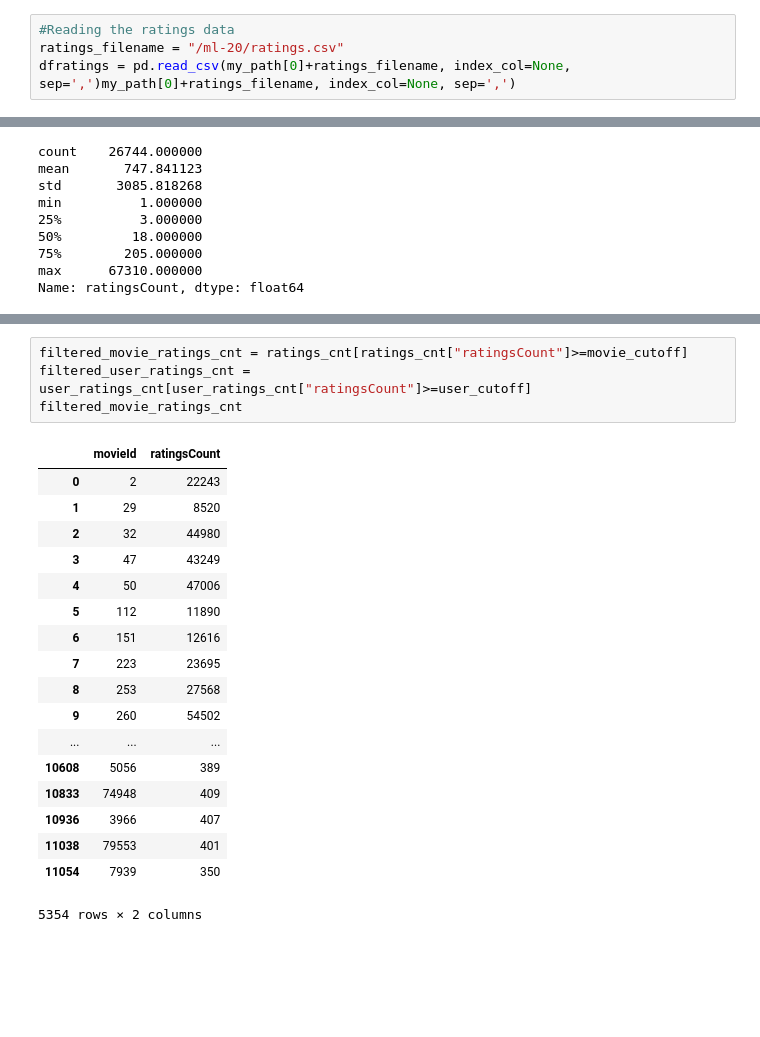
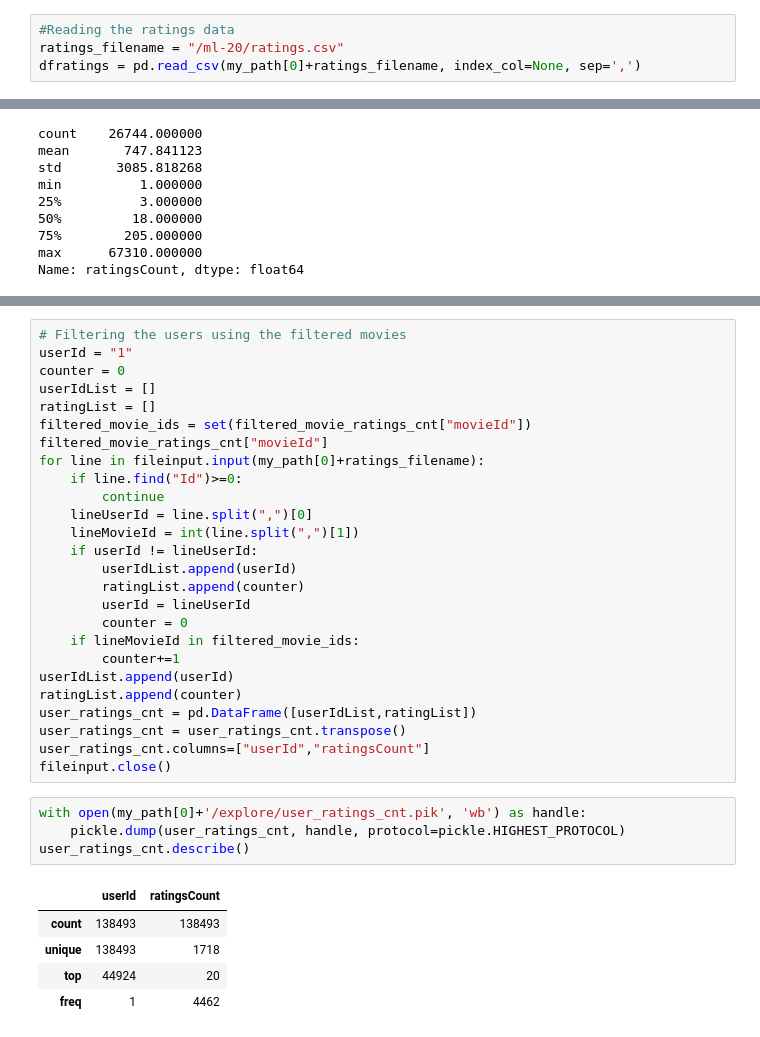
Before and after one commit to anatef/COS424_project, a Jupyter notebook: explore_data.ipynb, the cells around one changed output, grey strips where cells are left out. Cells and saved outputs as stored; diff of their text form; blank space fills up the shorter version.

```diff
--- a/explore_data.ipynb
+++ b/explore_data.ipynb
@@ -27,7 +27,7 @@ dfmovies = dfmovies[cols]
 # %%
 #Reading the ratings data
 ratings_filename = "/ml-20/ratings.csv"
-dfratings = pd.read_csv(my_path[0]+ratings_filename, index_col=None, sep=',')my_path[0]+ratings_filename, index_col=None, sep=',')
+dfratings = pd.read_csv(my_path[0]+ratings_filename, index_col=None, sep=',')
 # %%
 #Check how many movies have enough ratings
 ratings_num = []
@@ -139,23 +121,36 @@ plt.savefig("movies_and_user_histogram.pdf",dpi=200)
-# %%
-filtered_movie_ratings_cnt = ratings_cnt[ratings_cnt["ratingsCount"]>=movie_cutoff]
-filtered_user_ratings_cnt = user_ratings_cnt[user_ratings_cnt["ratingsCount"]>=user_cutoff]
-filtered_movie_ratings_cnt
-# %% [output]
-|  | movieId | ratingsCount |
-| 0 | 2 | 22243 |
-| 1 | 29 | 8520 |
-| 2 | 32 | 44980 |
-| 3 | 47 | 43249 |
-| 4 | 50 | 47006 |
-| 5 | 112 | 11890 |
-| 6 | 151 | 12616 |
-| 7 | 223 | 23695 |
-| 8 | 253 | 27568 |
-| 9 | 260 | 54502 |
-| ... | ... | ... |
-| 10608 | 5056 | 389 |
-| 10833 | 74948 | 409 |
-| 10936 | 3966 | 407 |
-| 11038 | 79553 | 401 |
-| 11054 | 7939 | 350 |
-5354 rows × 2 columns
+# %%
+# Filtering the users using the filtered movies
+userId = "1"
+counter = 0
+userIdList = []
+ratingList = []
+filtered_movie_ids = set(filtered_movie_ratings_cnt["movieId"])
+filtered_movie_ratings_cnt["movieId"]
+for line in fileinput.input(my_path[0]+ratings_filename):
+    if line.find("Id")>=0:
+        continue
+    lineUserId = line.split(",")[0]
+    lineMovieId = int(line.split(",")[1])
+    if userId != lineUserId:
+        userIdList.append(userId)
+        ratingList.append(counter)
+        userId = lineUserId
+        counter = 0
+    if lineMovieId in filtered_movie_ids:
+        counter+=1
+userIdList.append(userId)
+ratingList.append(counter)
+user_ratings_cnt = pd.DataFrame([userIdList,ratingList])
+user_ratings_cnt = user_ratings_cnt.transpose()
+user_ratings_cnt.columns=["userId","ratingsCount"]
+fileinput.close()
+# %%
+with open(my_path[0]+'/explore/user_ratings_cnt.pik', 'wb') as handle:
+    pickle.dump(user_ratings_cnt, handle, protocol=pickle.HIGHEST_PROTOCOL)
+user_ratings_cnt.describe()
+# %% [output]
+|  | userId | ratingsCount |
+| count | 138493 | 138493 |
+| unique | 138493 | 1718 |
+| top | 44924 | 20 |
+| freq | 1 | 4462 |
```
Also changed, not shown: parts of 6 cells of this notebook, 2 other files.
